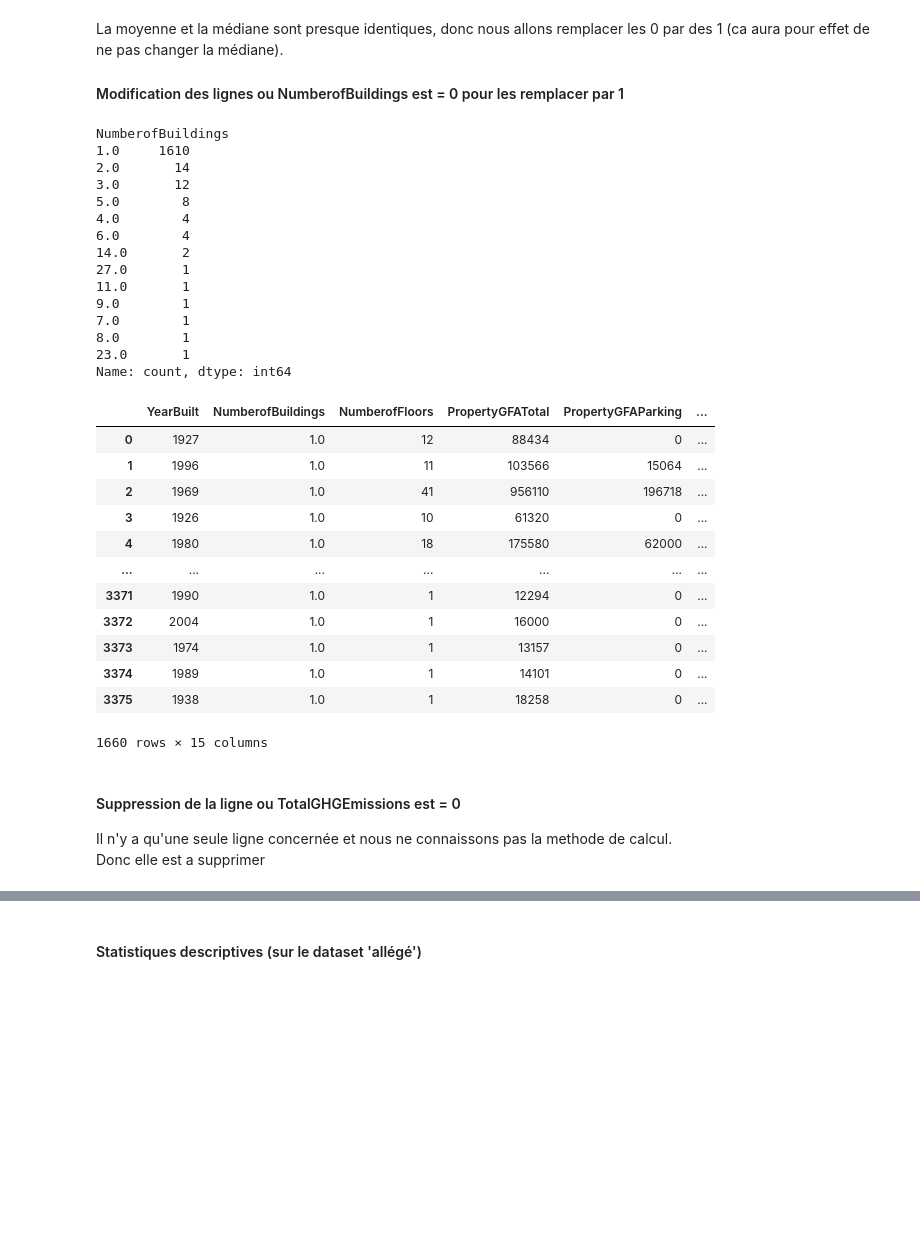
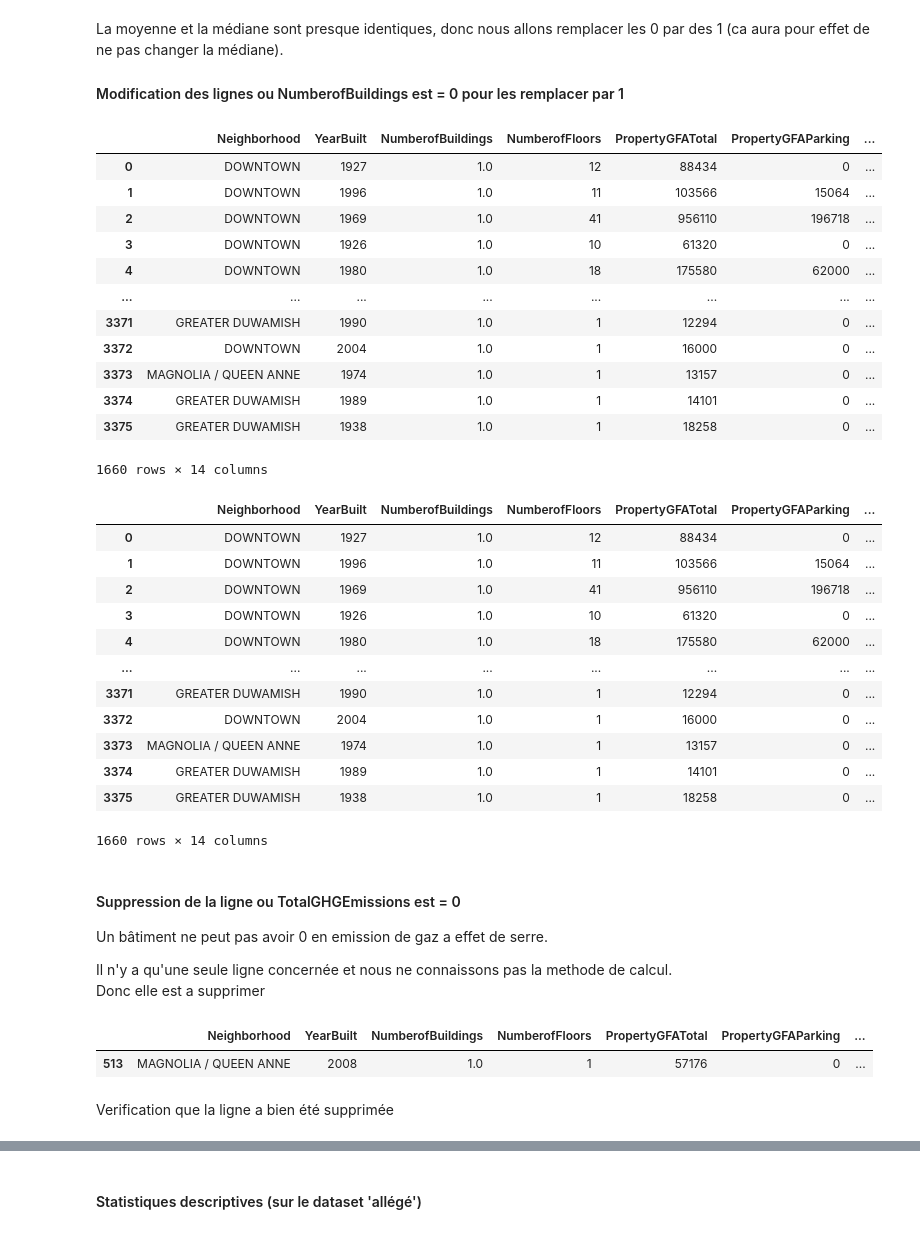
Before and after one commit to DavidRichomme/OC_P3_Anticipez_les_besoins_en_consommation_de_batiments, a Jupyter notebook: P3_template_modelistation_supervisee_data_scientist.ipynb, the cells around one changed output, grey strips where cells are left out. Cells and saved outputs as stored; diff of their text form; code cells hidden in the pictures; blank space fills up the shorter version.

```diff
--- a/P3_template_modelistation_supervisee_data_scientist.ipynb
+++ b/P3_template_modelistation_supervisee_data_scientist.ipynb
@@ -303,7 +306,6 @@ building_consumption_light = building_consumption_light.drop([
                                                         'ZipCode',
                                                         'TaxParcelIdentificationNumber',
                                                         'CouncilDistrictCode',
-                                                        'Neighborhood',
                                                         'Latitude',
                                                         'Longitude',
                                                         'LargestPropertyUseType',
@@ -320,6 +322,8 @@ building_consumption_light = building_consumption_light.drop([
                                                         'SiteEnergyUseWN(kBtu)',
                                                         'Electricity(kWh)',
                                                         'NaturalGas(therms)',
+                                                        'DefaultData',
+                                                        'ComplianceStatus',
                                                         'Outlier',
                                                         'Comments',
                                                         'GHGEmissionsIntensity'], axis=1)
@@ -429,2 +408,0 @@ Suppression des lignes concernées
-# %%
-building_consumption_light.drop(building_consumption_light[building_consumption_light['ListOfAllPropertyUseTypes'] == 1].index, inplace= True)
@@ -855,50 +832,53 @@ La moyenne et la médiane sont presque identiques, donc nous allons remplacer le
 #### Modification des lignes ou NumberofBuildings est = 0 pour les remplacer par 1
 # %%
 df_building_fill_Numberofbuildings = df_building_fill
-df_building_fill_Numberofbuildings.loc[df_building_fill_Numberofbuildings['NumberofBuildings'] == 0] = 1
+df_building_fill_Numberofbuildings.loc[df_building_fill_Numberofbuildings['NumberofBuildings'] == 0, 'NumberofBuildings'] = 1
 
 df_building_fill_Numberofbuildings
 # %% [output]
+|  | Neighborhood | YearBuilt | NumberofBuildings | NumberofFloors | PropertyGFATotal | PropertyGFAParking | ... |
+| 0 | DOWNTOWN | 1927 | 1.0 | 12 | 88434 | 0 | ... |
+| 1 | DOWNTOWN | 1996 | 1.0 | 11 | 103566 | 15064 | ... |
+| 2 | DOWNTOWN | 1969 | 1.0 | 41 | 956110 | 196718 | ... |
+| 3 | DOWNTOWN | 1926 | 1.0 | 10 | 61320 | 0 | ... |
+| 4 | DOWNTOWN | 1980 | 1.0 | 18 | 175580 | 62000 | ... |
+| ... | ... | ... | ... | ... | ... | ... | ... |
+| 3371 | GREATER DUWAMISH | 1990 | 1.0 | 1 | 12294 | 0 | ... |
+| 3372 | DOWNTOWN | 2004 | 1.0 | 1 | 16000 | 0 | ... |
+| 3373 | MAGNOLIA / QUEEN ANNE | 1974 | 1.0 | 1 | 13157 | 0 | ... |
+| 3374 | GREATER DUWAMISH | 1989 | 1.0 | 1 | 14101 | 0 | ... |
+| 3375 | GREATER DUWAMISH | 1938 | 1.0 | 1 | 18258 | 0 | ... |
-NumberofBuildings
-1.0     1610
-2.0       14
-3.0       12
-5.0        8
-4.0        4
-6.0        4
-14.0       2
-27.0       1
-11.0       1
-9.0        1
-7.0        1
-8.0        1
-23.0       1
-Name: count, dtype: int64
+1660 rows × 14 columns
 # %%
 # Identification des lignes avec 0 sur NumberofFloors
 df_building_fill_NumberofFloors = df_building_fill_Numberofbuildings
-df_building_fill_NumberofFloors.loc[df_building_fill_NumberofFloors['NumberofFloors'] == 0] = 1
+df_building_fill_NumberofFloors.loc[df_building_fill_NumberofFloors['NumberofFloors'] == 0, 'NumberofFloors'] = 1
 
 df_building_fill_NumberofFloors
 # %% [output]
-|  | YearBuilt | NumberofBuildings | NumberofFloors | PropertyGFATotal | PropertyGFAParking | ... |
-| 0 | 1927 | 1.0 | 12 | 88434 | 0 | ... |
-| 1 | 1996 | 1.0 | 11 | 103566 | 15064 | ... |
-| 2 | 1969 | 1.0 | 41 | 956110 | 196718 | ... |
-| 3 | 1926 | 1.0 | 10 | 61320 | 0 | ... |
-| 4 | 1980 | 1.0 | 18 | 175580 | 62000 | ... |
-| ... | ... | ... | ... | ... | ... | ... |
-| 3371 | 1990 | 1.0 | 1 | 12294 | 0 | ... |
-| 3372 | 2004 | 1.0 | 1 | 16000 | 0 | ... |
-| 3373 | 1974 | 1.0 | 1 | 13157 | 0 | ... |
-| 3374 | 1989 | 1.0 | 1 | 14101 | 0 | ... |
-| 3375 | 1938 | 1.0 | 1 | 18258 | 0 | ... |
+|  | Neighborhood | YearBuilt | NumberofBuildings | NumberofFloors | PropertyGFATotal | PropertyGFAParking | ... |
+| 0 | DOWNTOWN | 1927 | 1.0 | 12 | 88434 | 0 | ... |
+| 1 | DOWNTOWN | 1996 | 1.0 | 11 | 103566 | 15064 | ... |
+| 2 | DOWNTOWN | 1969 | 1.0 | 41 | 956110 | 196718 | ... |
+| 3 | DOWNTOWN | 1926 | 1.0 | 10 | 61320 | 0 | ... |
+| 4 | DOWNTOWN | 1980 | 1.0 | 18 | 175580 | 62000 | ... |
+| ... | ... | ... | ... | ... | ... | ... | ... |
+| 3371 | GREATER DUWAMISH | 1990 | 1.0 | 1 | 12294 | 0 | ... |
+| 3372 | DOWNTOWN | 2004 | 1.0 | 1 | 16000 | 0 | ... |
+| 3373 | MAGNOLIA / QUEEN ANNE | 1974 | 1.0 | 1 | 13157 | 0 | ... |
+| 3374 | GREATER DUWAMISH | 1989 | 1.0 | 1 | 14101 | 0 | ... |
+| 3375 | GREATER DUWAMISH | 1938 | 1.0 | 1 | 18258 | 0 | ... |
-1660 rows × 15 columns
+1660 rows × 14 columns
 # %% [markdown]
 #### Suppression de la ligne ou TotalGHGEmissions est = 0
+Un bâtiment ne peut pas avoir 0 en emission de gaz a effet de serre.
+
 Il n'y a qu'une seule ligne concernée et nous ne connaissons pas la methode de calcul.
 Donc elle est a supprimer
 # %%
 df_building_fill_NumberofFloors.loc[df_building_fill_NumberofFloors['TotalGHGEmissions'] == 0]
+# %% [output]
+|  | Neighborhood | YearBuilt | NumberofBuildings | NumberofFloors | PropertyGFATotal | PropertyGFAParking | ... |
+| 513 | MAGNOLIA / QUEEN ANNE | 2008 | 1.0 | 1 | 57176 | 0 | ... |
 # %%
 df_building_fill_NumberofFloors.drop(df_building_fill_NumberofFloors[df_building_fill_NumberofFloors['TotalGHGEmissions'] == 0].index, inplace= True)
@@ -906,0 +885,2 @@ df_pour_correlation = df_building_fill_NumberofFloors
+# %% [markdown]
+Verification que la ligne a bien été supprimée
```
Also changed, not shown: parts of 64 cells of this notebook, 5 other files.
